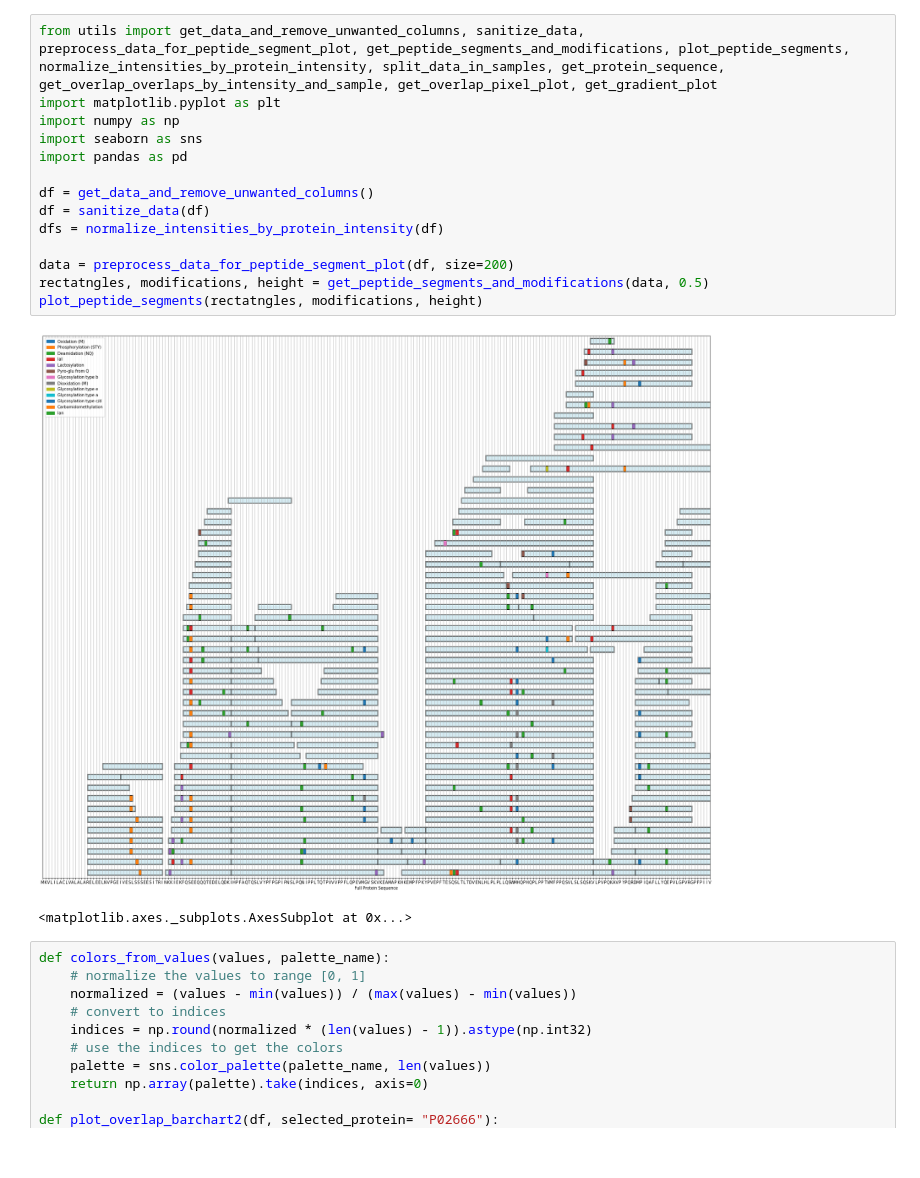
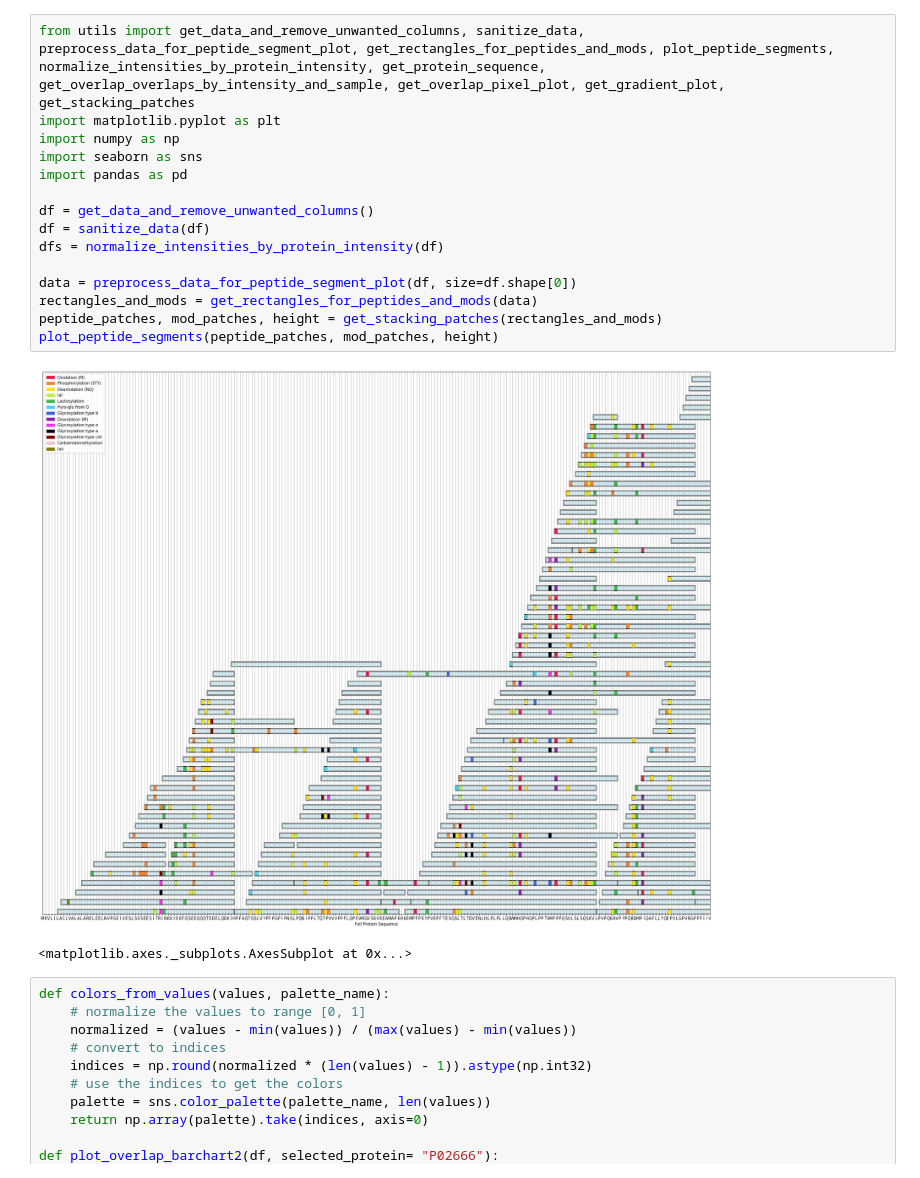
Before and after one commit to Munklinde96/Data_Visualization, a Jupyter notebook: viz4.ipynb, the cells around one changed output. Drawn from its saved outputs; the diff is of its cells as text.

```diff
--- a/viz4.ipynb
+++ b/viz4.ipynb
@@ -1,19 +1,20 @@
 # %%
-from utils import get_data_and_remove_unwanted_columns, sanitize_data, preprocess_data_for_peptide_segment_plot, get_peptide_segments_and_modifications, plot_peptide_segments, normalize_intensities_by_protein_intensity, split_data_in_samples, get_protein_sequence, get_overlap_overlaps_by_intensity_and_sample, get_overlap_pixel_plot, get_gradient_plot
+from utils import get_data_and_remove_unwanted_columns, sanitize_data, preprocess_data_for_peptide_segment_plot, get_rectangles_for_peptides_and_mods, plot_peptide_segments, normalize_intensities_by_protein_intensity, get_protein_sequence, get_overlap_overlaps_by_intensity_and_sample, get_overlap_pixel_plot, get_gradient_plot, get_stacking_patches
 import matplotlib.pyplot as plt
 import numpy as np
 import seaborn as sns
 import pandas as pd
 
 df = get_data_and_remove_unwanted_columns()
 df = sanitize_data(df)
 dfs = normalize_intensities_by_protein_intensity(df)
 
-data = preprocess_data_for_peptide_segment_plot(df, size=200)
-rectatngles, modifications, height = get_peptide_segments_and_modifications(data, 0.5)
-plot_peptide_segments(rectatngles, modifications, height)
+data = preprocess_data_for_peptide_segment_plot(df, size=df.shape[0])
+rectangles_and_mods = get_rectangles_for_peptides_and_mods(data)
+peptide_patches, mod_patches, height = get_stacking_patches(rectangles_and_mods)
+plot_peptide_segments(peptide_patches, mod_patches, height)
 # %% [output]
-[figure, old version]
+[figure, new version]
 <matplotlib.axes._subplots.AxesSubplot at 0x...>
 # %%
 def colors_from_values(values, palette_name):
```
Also changed, not shown: 1 other file.
